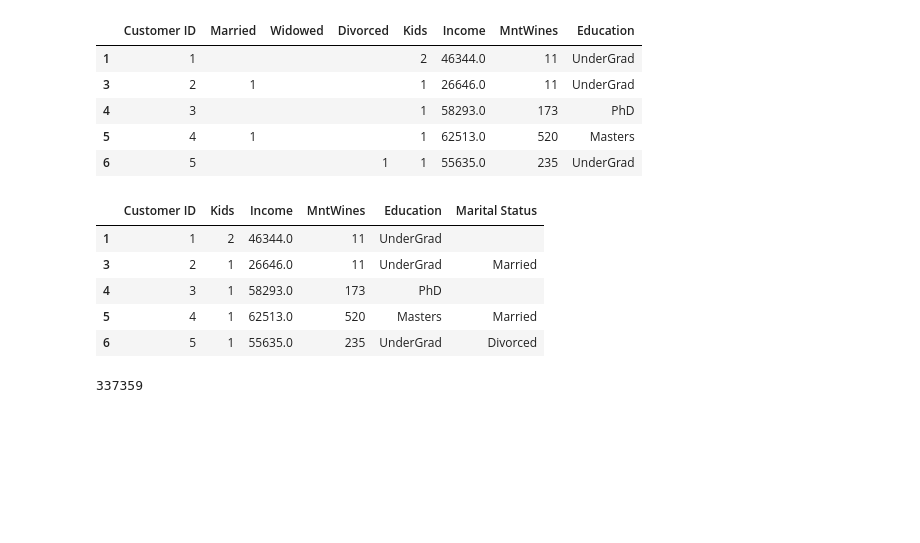
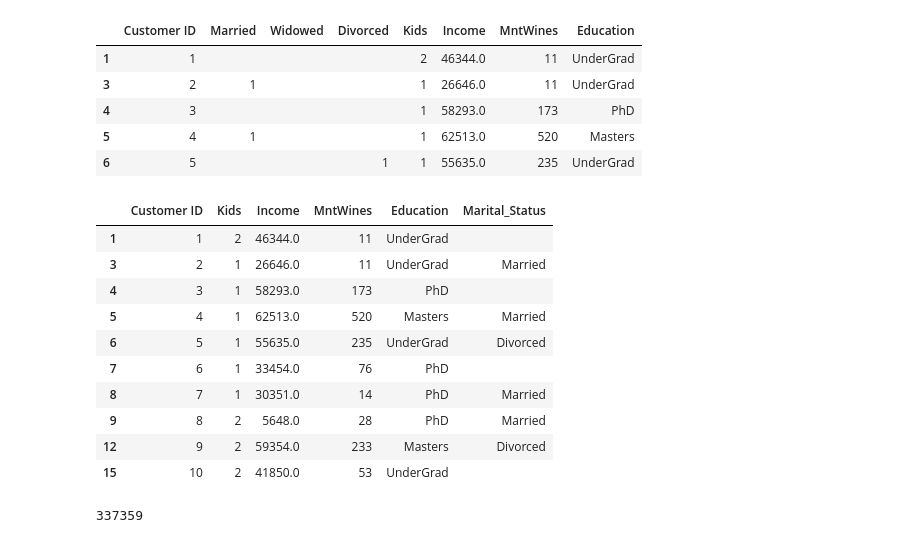
Before and after one commit to Tfraley7/IFood-Marketing-Analysis, a Jupyter notebook: Ifood_Analysis_ipynb.ipynb, the cells around one changed output. Saved outputs shown, nothing was run; the diff lists cells and outputs as text; code cells hidden in the pictures; blank space fills up the shorter version.

```diff
--- a/Ifood_Analysis_ipynb.ipynb
+++ b/Ifood_Analysis_ipynb.ipynb
@@ -291,22 +291,27 @@ ParentsBuyWine_df.head()
 # %%
 #Create a for loop for Married, Divorced, Widowed replace 1 with the marital status and then combine the columns into a new column called Marital Status and drop the old columns
 for index, row in ParentsBuyWine_df.iterrows():
     if row["Married"] == 1:
         ParentsBuyWine_df.loc[index, "Married"] = "Married"
     if row["Divorced"] == 1:
         ParentsBuyWine_df.loc[index, "Divorced"] = "Divorced"
     if row["Widowed"] == 1:
         ParentsBuyWine_df.loc[index, "Widowed"] = "Widowed"
-ParentsBuyWine_df["Marital Status"] = ParentsBuyWine_df["Married"] + ParentsBuyWine_df["Divorced"] + ParentsBuyWine_df["Widowed"]
+ParentsBuyWine_df["Marital_Status"] = ParentsBuyWine_df["Married"] + ParentsBuyWine_df["Divorced"] + ParentsBuyWine_df["Widowed"]
 ParentsBuyWine_df.drop(["Married", "Divorced", "Widowed"], axis=1, inplace=True)
-ParentsBuyWine_df.head()
+ParentsBuyWine_df.head(10)
 # %% [output]
-|  | Customer ID | Kids | Income | MntWines | Education | Marital Status |
+|  | Customer ID | Kids | Income | MntWines | Education | Marital_Status |
 | 1 | 1 | 2 | 46344.0 | 11 | UnderGrad |  |
 | 3 | 2 | 1 | 26646.0 | 11 | UnderGrad | Married |
 | 4 | 3 | 1 | 58293.0 | 173 | PhD |  |
 | 5 | 4 | 1 | 62513.0 | 520 | Masters | Married |
 | 6 | 5 | 1 | 55635.0 | 235 | UnderGrad | Divorced |
+| 7 | 6 | 1 | 33454.0 | 76 | PhD |  |
+| 8 | 7 | 1 | 30351.0 | 14 | PhD | Married |
+| 9 | 8 | 2 | 5648.0 | 28 | PhD | Married |
+| 12 | 9 | 2 | 59354.0 | 233 | Masters | Divorced |
+| 15 | 10 | 2 | 41850.0 | 53 | UnderGrad |  |
 # %%
 # Export DF
 ParentsBuyWine_df.to_csv("ParentsBuyWine_df.csv", index=False)
```
Also changed, not shown: parts of 14 cells of this notebook, 10 other files.
